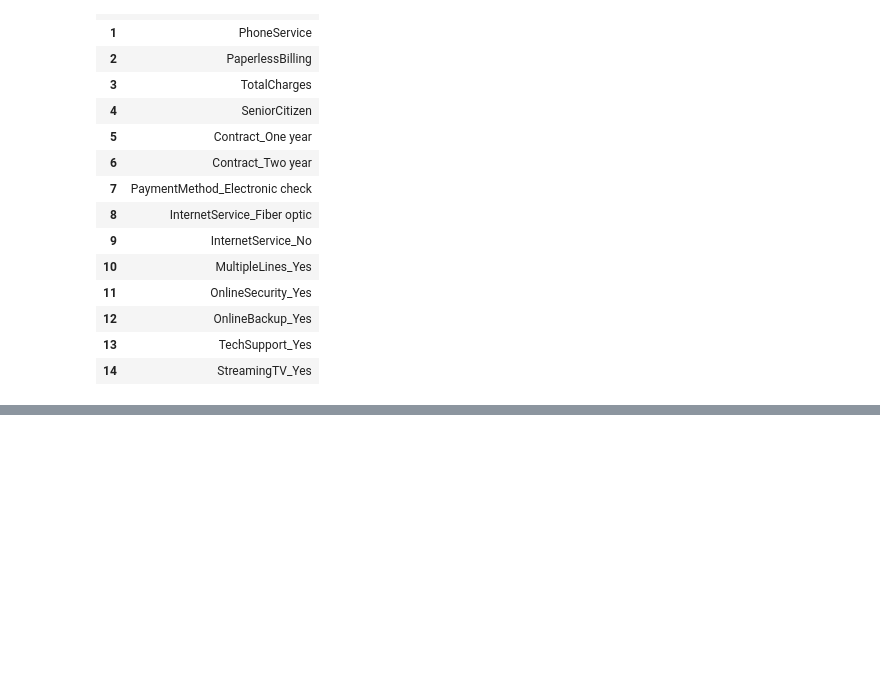
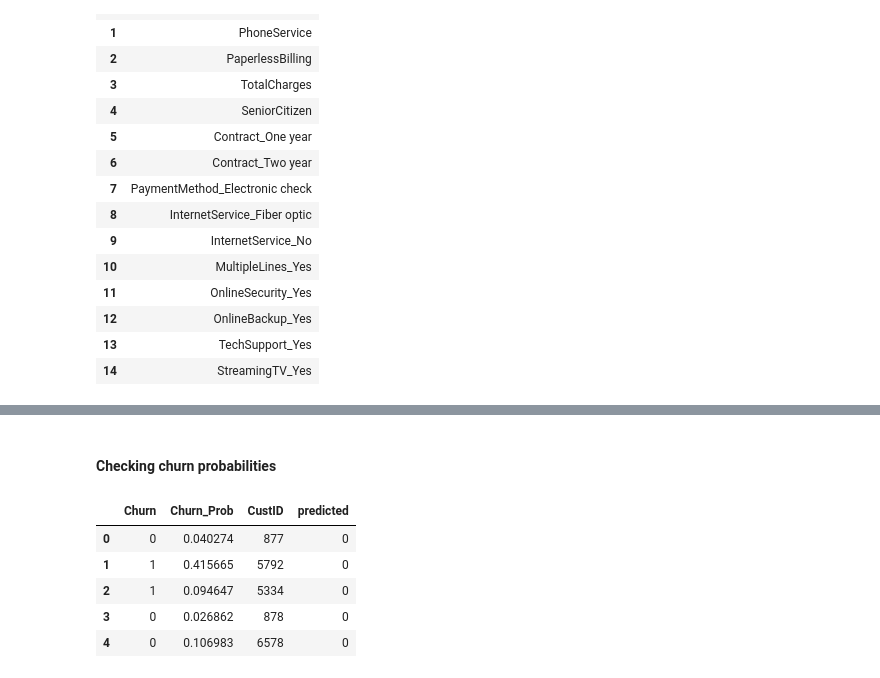
Before and after one commit to vivekkum-ar/Telecom-Churn-Logistic-Regression, a Jupyter notebook: Telecom-Churn-Logistic-Model.ipynb, the cells around one changed output, grey strips where cells are left out. Cells and saved outputs as stored; diff of their text form; code cells hidden in the pictures; blank space fills up the shorter version.

```diff
--- a/Telecom-Churn-Logistic-Model.ipynb
+++ b/Telecom-Churn-Logistic-Model.ipynb
@@ -517,0 +557,3 @@ df2
+# %%
+y_train_pred = res.predict(X_train_sm)
+pd.DataFrame(y_train_pred[:10])
@@ -517,0 +572,3 @@ df2
+# %%
+y_train_pred = y_train_pred.values.reshape(-1)
+pd.DataFrame(y_train_pred[:10])
@@ -517,0 +589,4 @@ df2
+# %%
+y_train_pred_final = pd.DataFrame({'Churn':y_train.values, 'Churn_Prob':y_train_pred})
+y_train_pred_final['CustID'] = y_train.index
+y_train_pred_final.head()
@@ -517,0 +600,14 @@ df2
+# %% [markdown]
+#### Checking churn probabilities
+# %%
+y_train_pred_final['predicted'] = y_train_pred_final.Churn_Prob.map(lambda x: 1 if x > 0.5 else 0)
+
+# Let's see the head
+y_train_pred_final.head()
+# %% [output]
+|  | Churn | Churn_Prob | CustID | predicted |
+| 0 | 0 | 0.040274 | 877 | 0 |
+| 1 | 1 | 0.415665 | 5792 | 0 |
+| 2 | 1 | 0.094647 | 5334 | 0 |
+| 3 | 0 | 0.026862 | 878 | 0 |
+| 4 | 0 | 0.106983 | 6578 | 0 |
```
Also changed, not shown: parts of 7 cells of this notebook.
